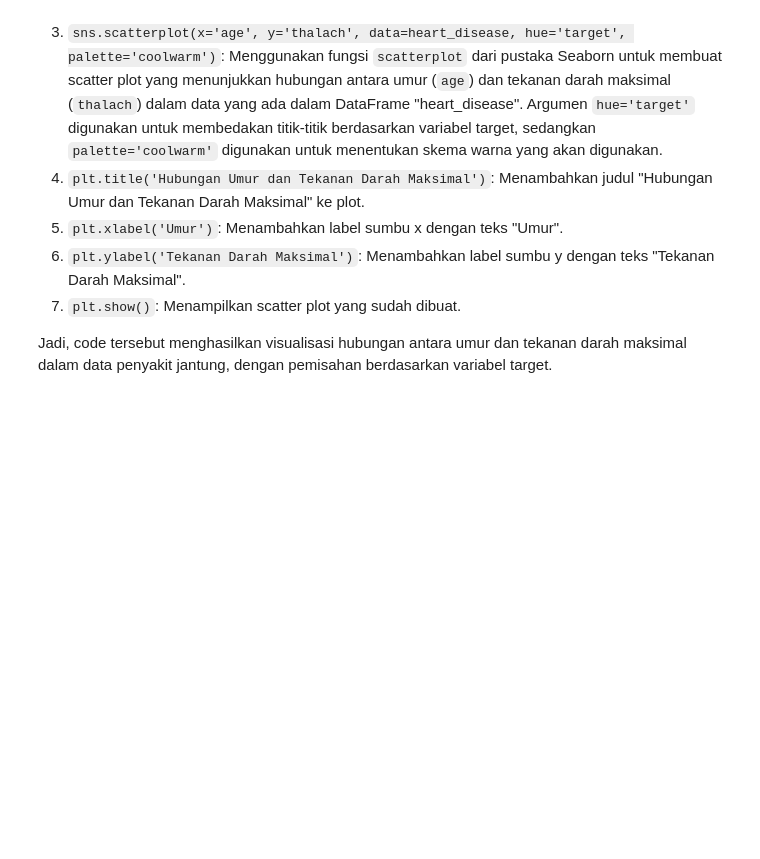
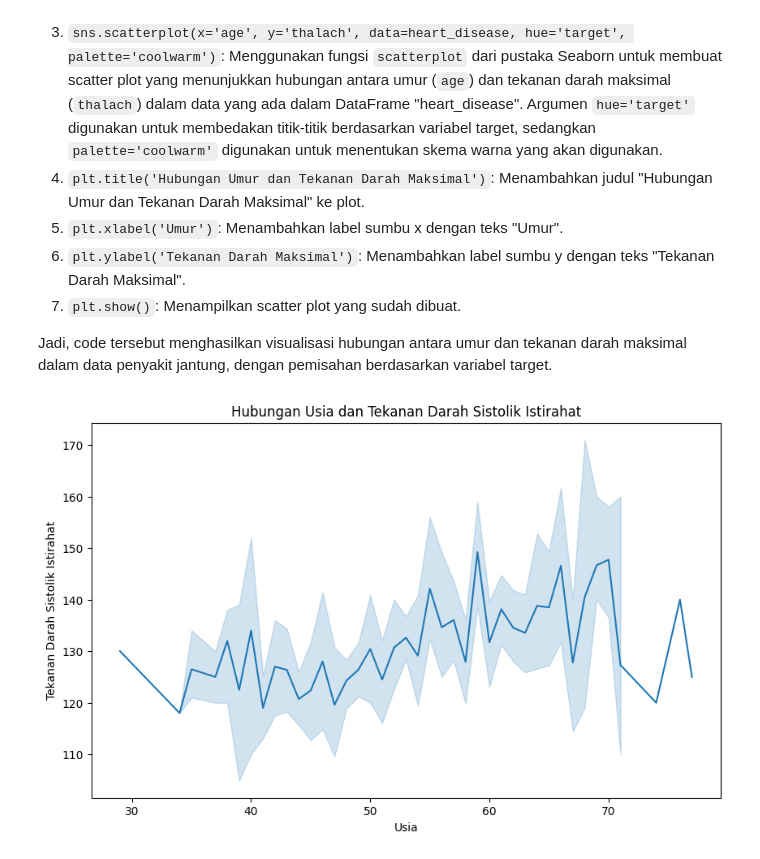
Before and after one commit to adepertiwi/data_visualization, a Jupyter notebook: mini-project/heart-disease-predictions.ipynb, the cells around one changed output. Drawn from its saved outputs; the diff is of its cells as text; code cells hidden in the pictures; blank space fills up the shorter version.

```diff
--- a/mini-project/heart-disease-predictions.ipynb
+++ b/mini-project/heart-disease-predictions.ipynb
@@ -153,3 +153,13 @@ Penjelasan untuk code tersebut adalah:
 7. `plt.show()`: Menampilkan scatter plot yang sudah dibuat.
 
 Jadi, code tersebut menghasilkan visualisasi hubungan antara umur dan tekanan darah maksimal dalam data penyakit jantung, dengan pemisahan berdasarkan variabel target.
+# %%
+# Line chart untuk menunjukkan hubungan antara usia dan tekanan darah sistolik istirahat
+plt.figure(figsize=(10, 6))
+sns.lineplot(x='age', y='trestbps', data=heart_disease)
+plt.title('Hubungan Usia dan Tekanan Darah Sistolik Istirahat')
+plt.xlabel('Usia')
+plt.ylabel('Tekanan Darah Sistolik Istirahat')
+plt.show()
+# %% [output]
+[figure, added]
```
Also changed, not shown: parts of 6 cells of this notebook, 1 other file.
